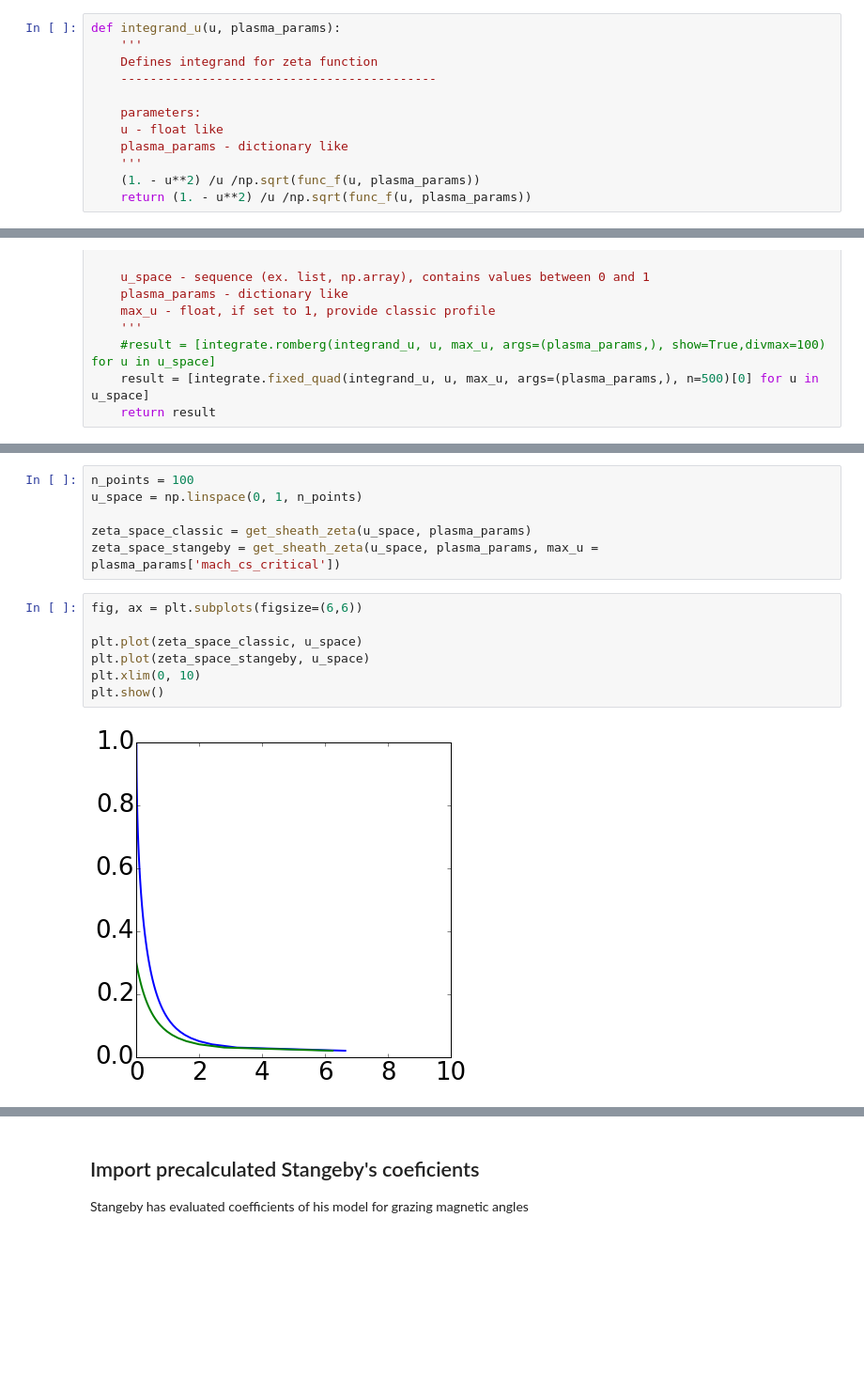
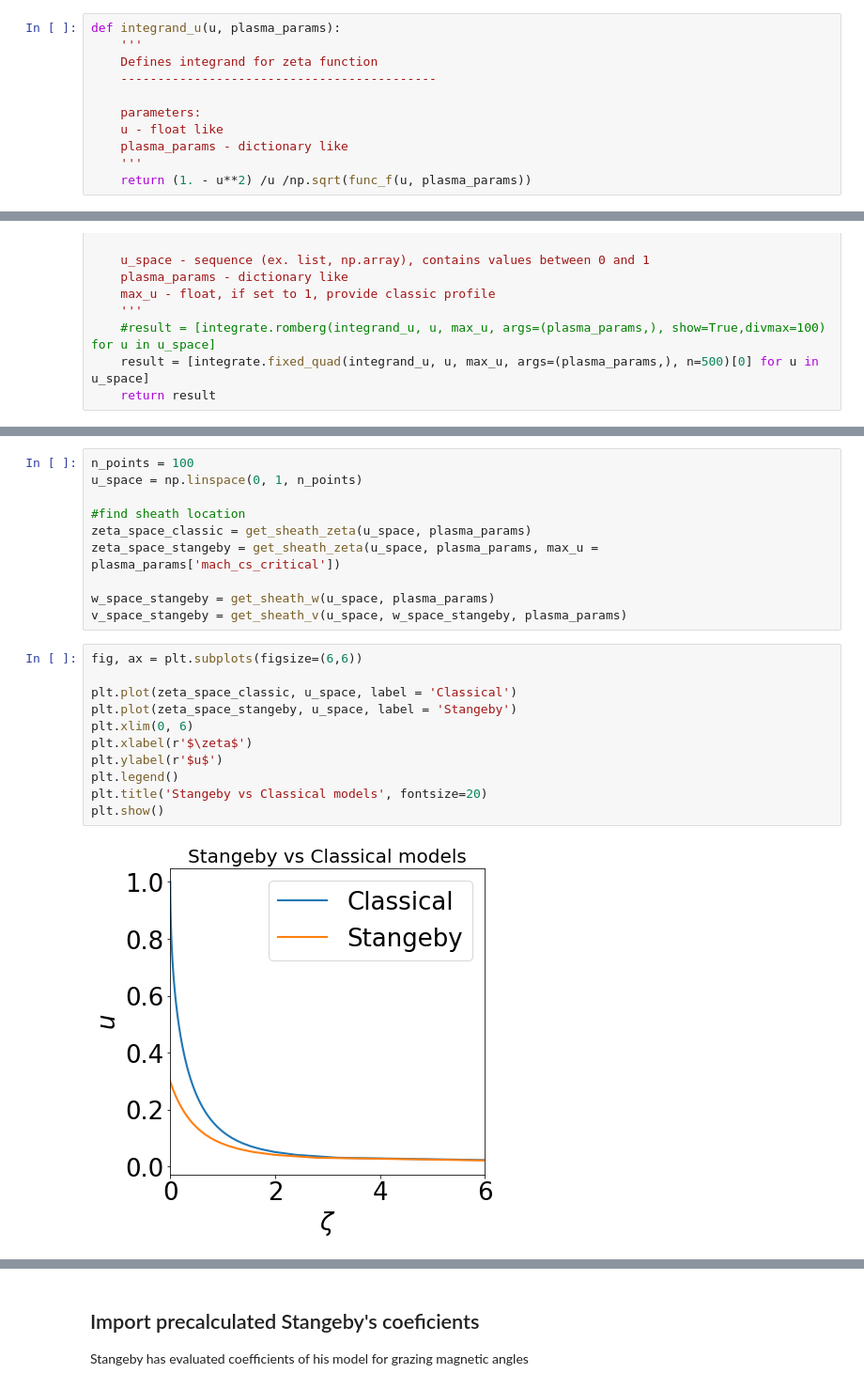
Before and after one commit to khaziev/sheath-models, a Jupyter notebook: stangeby-sheath.ipynb, the cells around one changed output, grey strips where cells are left out. Shown: that part at 94% size. Drawn from its saved outputs; the diff is of its cells as text; blank space fills up the shorter version.

```diff
--- a/stangeby-sheath.ipynb
+++ b/stangeby-sheath.ipynb
@@ -102,7 +102,6 @@ def integrand_u(u, plasma_params):
     u - float like
     plasma_params - dictionary like
     '''
-    (1. - u**2) /u /np.sqrt(func_f(u, plasma_params))
     return (1. - u**2) /u /np.sqrt(func_f(u, plasma_params))
 # %%
 def get_sheath_zeta(u_space, plasma_params, max_u = 1):
@@ -122,14 +184,22 @@ def get_sheath_zeta(u_space, plasma_params, max_u = 1):
 n_points = 100
 u_space = np.linspace(0, 1, n_points)
 
+#find sheath location
 zeta_space_classic = get_sheath_zeta(u_space, plasma_params)
 zeta_space_stangeby = get_sheath_zeta(u_space, plasma_params, max_u = plasma_params['mach_cs_critical'])
+
+w_space_stangeby = get_sheath_w(u_space, plasma_params)
+v_space_stangeby = get_sheath_v(u_space, w_space_stangeby, plasma_params)
 # %%
 fig, ax = plt.subplots(figsize=(6,6))
 
-plt.plot(zeta_space_classic, u_space)
-plt.plot(zeta_space_stangeby, u_space)
-plt.xlim(0, 10)
+plt.plot(zeta_space_classic, u_space, label = 'Classical')
+plt.plot(zeta_space_stangeby, u_space, label = 'Stangeby')
+plt.xlim(0, 6)
+plt.xlabel(r'$\zeta$')
+plt.ylabel(r'$u$')
+plt.legend()
+plt.title('Stangeby vs Classical models', fontsize=20)
 plt.show()
 # %% [output]
-[figure, old version]
+[figure, new version]
```
Also changed, not shown: parts of 9 cells of this notebook, 2 other files.
